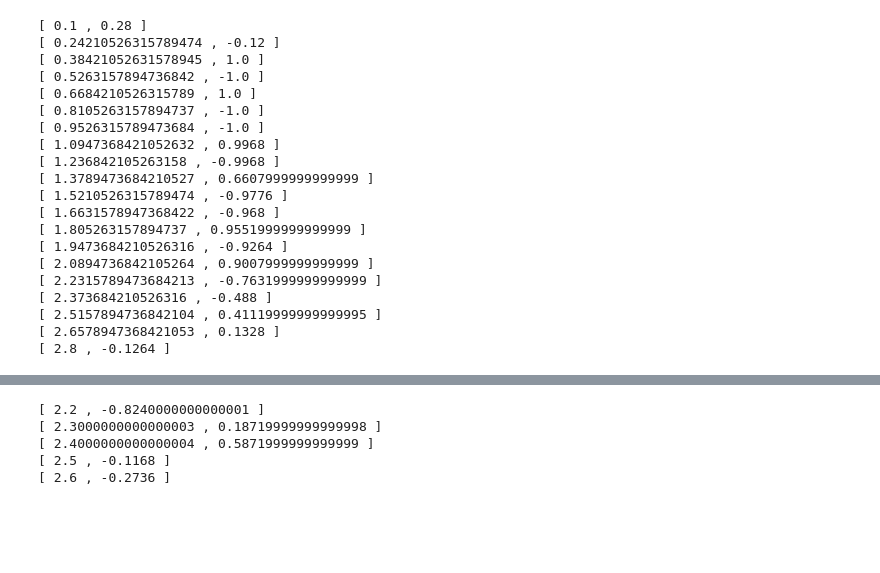
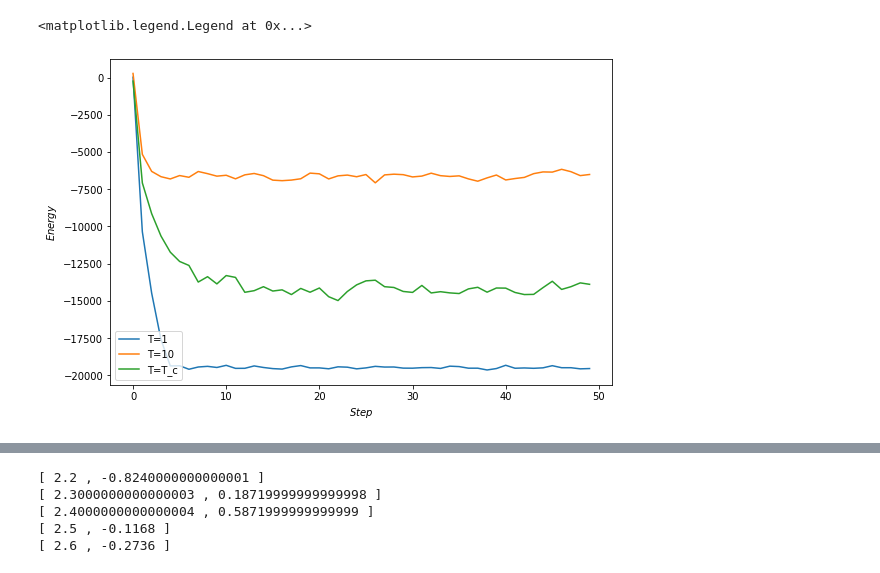
Before and after one commit to eleonoragatti44/IsingModel-CSProject, a Jupyter notebook: Ising2D.ipynb, the cells around one changed output, grey strips where cells are left out. Saved outputs shown, nothing was run; the diff lists cells and outputs as text; code cells hidden in the pictures; blank space fills up the shorter version.

```diff
--- a/Ising2D.ipynb
+++ b/Ising2D.ipynb
@@ -194,3 +81,40 @@ plt.plot(test.mag)
+# %%
+# set system size, temperature
+n1 = 100
+n2 = 100
+T1 = 1.5
+T2 = 3.5
+T_c = 2/np.log(1+np.sqrt(2))
+
+# run some Wolff sweeps, check if equilibrium
+ising_T1 = Ising(n1, n2, T=T1, B=0, J=1)
+ising_T2 = Ising(n1, n2, T=T2, B=0, J=1)
+ising_T_c = Ising(n1, n2, T=T_c, B=0, J=1)
+
+for i in range(50):
+    ising_T1.update_ham()
+    ising_T2.update_ham()
+    ising_T_c.update_ham()
+    ising_T1.SweepWolff()
+    ising_T2.SweepWolff()
+    ising_T_c.SweepWolff()
+# %%
+E_T1 = ising_T1.ham
+E_T2 = ising_T2.ham
+E_T_c = ising_T_c.ham
+
+fig, ax = plt.subplots(1, 1, figsize=(9, 6))
+
+ax.plot(E_T1, label="T=1")
+ax.plot(E_T2, label="T=10")
+ax.plot(E_T_c, label="T=T_c")
+
+ax.set_xlabel("$Step$")
+ax.set_ylabel("$Energy$")
+ax.legend(loc=3)
+# %% [output]
+<matplotlib.legend.Legend at 0x...>
+[figure, added]
 # %%
 # We create a function to compute couple of value for (magnetization, temperature)
 # in order to check phase transition and the correctness of the value of T_c
@@ -211,26 +135,3 @@ def compute_temp_mag(n1,n2,B,J,t1,t2,n_temperatures,n_repetitions):
         magnetizations[i] = ising.mag[-1]/n1/n2
         print ( '[',t,',',magnetizations[i],']')
     return(temperatures, magnetizations)
-# %%
-temp, mag = compute_temp_mag(25,25,0,1,0.1,2.8,20,500000)
-# %% [output]
-[ 0.1 , 0.28 ]
-[ 0.24210526315789474 , -0.12 ]
-[ 0.38421052631578945 , 1.0 ]
-[ 0.5263157894736842 , -1.0 ]
-[ 0.6684210526315789 , 1.0 ]
-[ 0.8105263157894737 , -1.0 ]
-[ 0.9526315789473684 , -1.0 ]
-[ 1.0947368421052632 , 0.9968 ]
-[ 1.236842105263158 , -0.9968 ]
-[ 1.3789473684210527 , 0.6607999999999999 ]
-[ 1.5210526315789474 , -0.9776 ]
-[ 1.6631578947368422 , -0.968 ]
-[ 1.805263157894737 , 0.9551999999999999 ]
-[ 1.9473684210526316 , -0.9264 ]
-[ 2.0894736842105264 , 0.9007999999999999 ]
-[ 2.2315789473684213 , -0.7631999999999999 ]
-[ 2.373684210526316 , -0.488 ]
-[ 2.5157894736842104 , 0.41119999999999995 ]
-[ 2.6578947368421053 , 0.1328 ]
-[ 2.8 , -0.1264 ]
```
Also changed, not shown: parts of 14 cells of this notebook, 1 other file.
